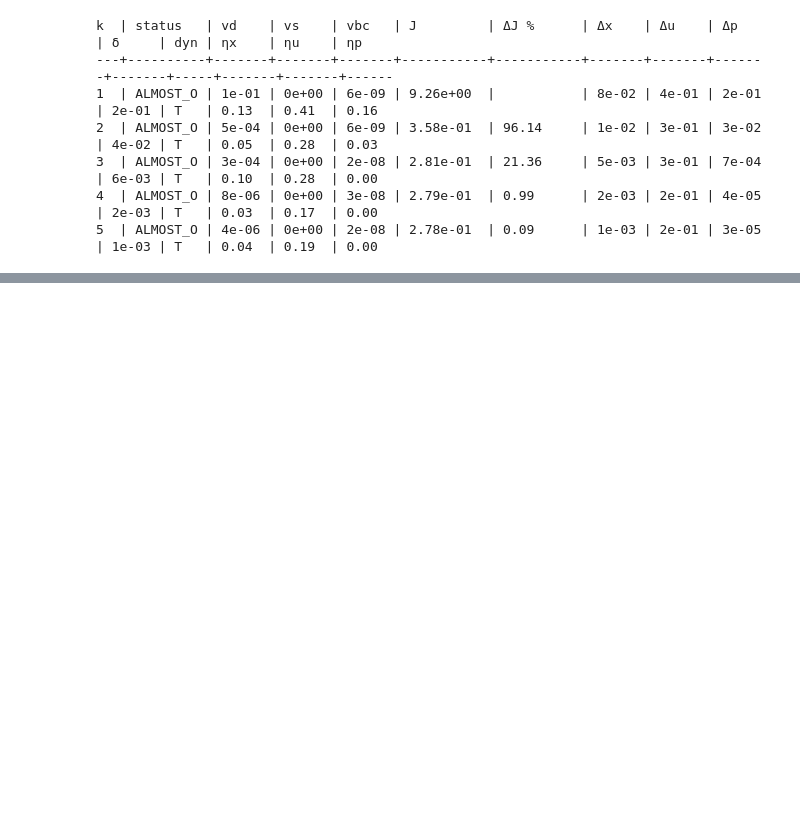
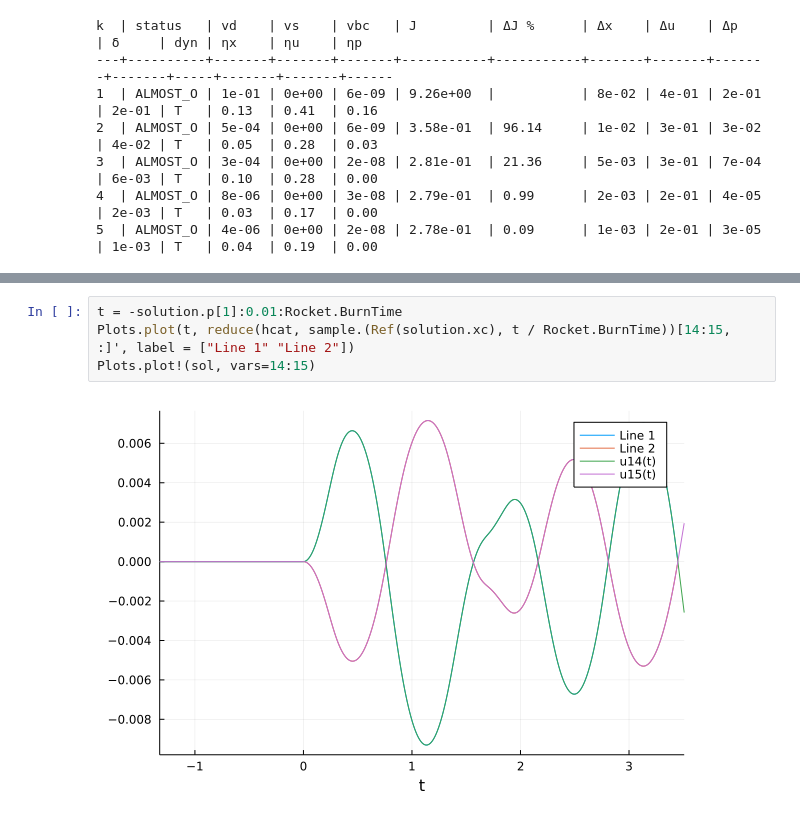
Before and after one commit to Zentrik/TVC, a Jupyter notebook: Simulator/src/test.ipynb, the cells around one changed output, grey strips where cells are left out. Cells and saved outputs as stored; diff of their text form; blank space fills up the shorter version.

```diff
--- a/Simulator/src/test.ipynb
+++ b/Simulator/src/test.ipynb
@@ -281,0 +92,6 @@ Plots.plot(sol.t, reduce(hcat, sol.u)[1:3, :]')
+# %%
+t = -solution.p[1]:0.01:Rocket.BurnTime
+Plots.plot(t, reduce(hcat, sample.(Ref(solution.xc), t / Rocket.BurnTime))[14:15, :]', label = ["Line 1" "Line 2"])
+Plots.plot!(sol, vars=14:15)
+# %% [output]
+[figure, added]
```
Also changed, not shown: parts of 20 cells of this notebook, 6 other files.
